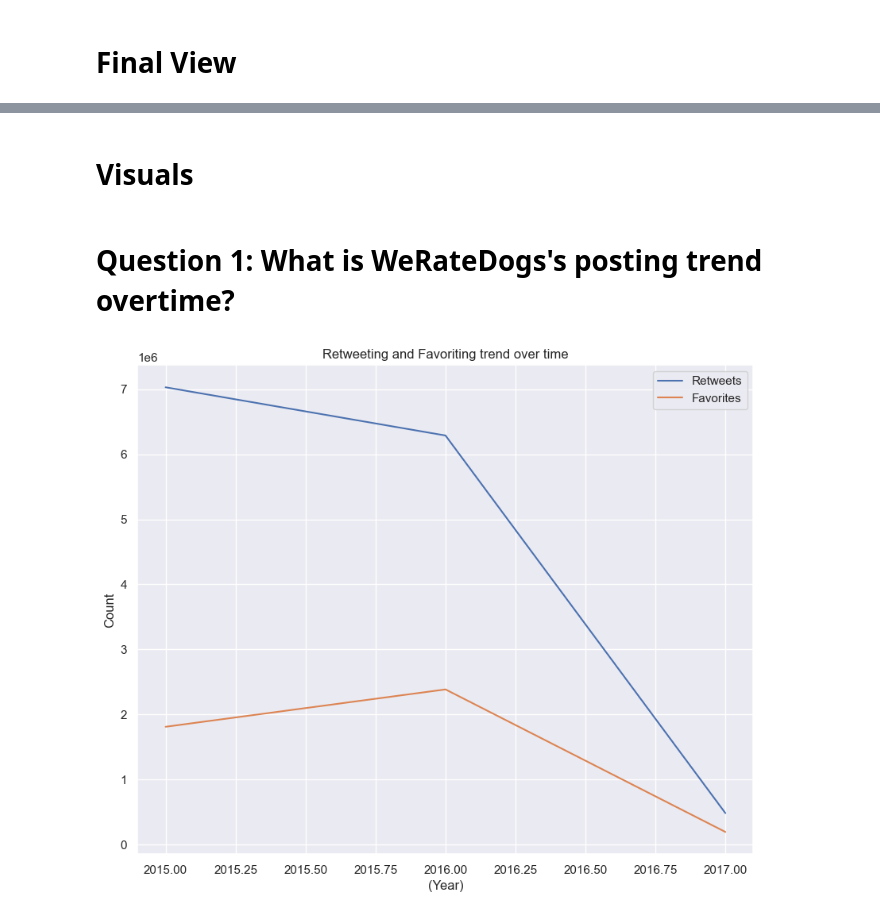
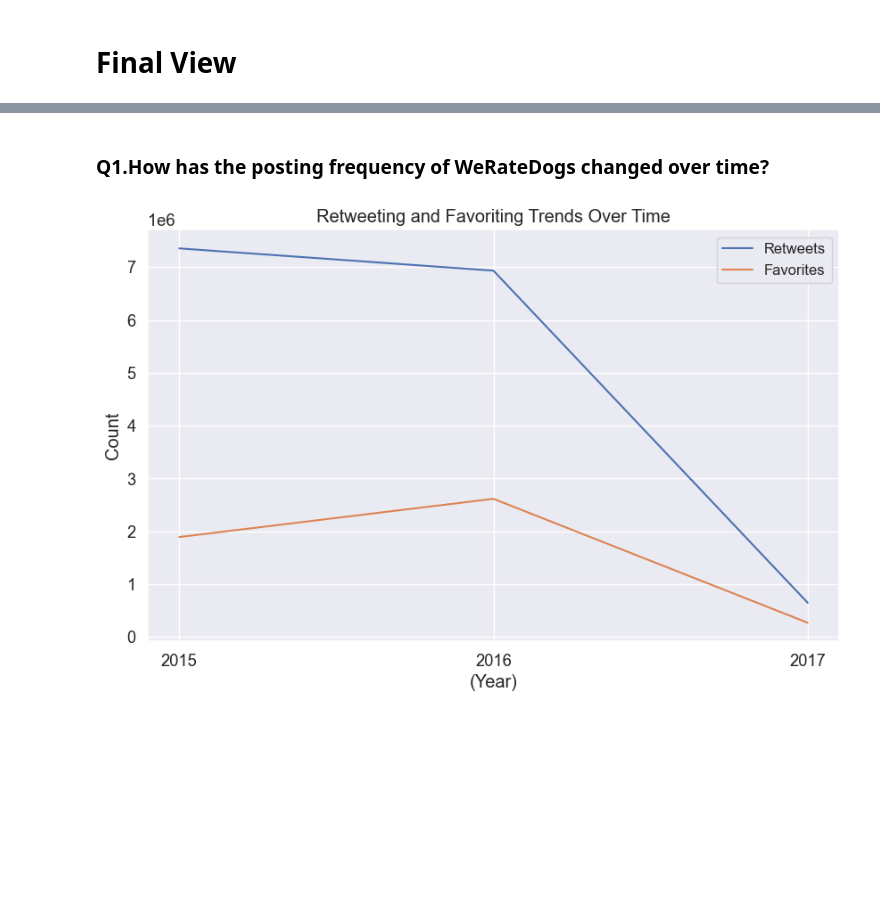
Before and after one commit to facf00/We-Rate-Dogs---API, a Jupyter notebook: wrangle_act.ipynb, the cells around one changed output, grey strips where cells are left out. Saved outputs shown, nothing was run; the diff lists cells and outputs as text; code cells hidden in the pictures; blank space fills up the shorter version.

```diff
--- a/wrangle_act.ipynb
+++ b/wrangle_act.ipynb
@@ -539,5 +551,3 @@ df_clean.sample(3)
 # %%
 #saving to csv
 df_clean.to_csv('twitter_archive_master.csv',index=False)
-# %% [markdown]
-# Visuals
@@ -556,15 +554,46 @@ sns.set(rc={'figure.figsize': (10, 8)})
 # %% [markdown]
-# Question 1: What is WeRateDogs's posting trend overtime?
+### Q1.How has the posting frequency of WeRateDogs changed over time?
-# %%
-years = df_clean.timestamp.dt.year
-ret_fav = df_clean.pivot_table(index=years, values=['favorite_count','retweet_count'], aggfunc='sum')
-ret_fav
-ret_fav.groupby(years).plot(kind='line')
-plt.title('Retweeting and Favoriting trend over time')
-plt.ylabel('Count')
-plt.xlabel('(Year)')
-plt.legend(('Retweets', 'Favorites'))
-plt.savefig('ret_fav')
-# %% [output]
-[figure, removed]
+# %%
+# Import necessary libraries
+import seaborn as sns
+import matplotlib.pyplot as plt
+
+# Set color palette
+sns.set_palette("Set1")
+
+# Set plot size and font scale
+sns.set(rc={'figure.figsize': (10, 6)})
+sns.set(font_scale=1.2)
+
+# Extract year from timestamp column
+years = df_clean.timestamp.dt.year
+
+# Create a pivot table to calculate the total favorite and retweet counts per year
+ret_fav = df_clean.pivot_table(index=years, values=['favorite_count','retweet_count'], aggfunc='sum')
+
+# Create a line plot to show retweeting and favoriting trends over time
+ax = ret_fav.plot(kind='line')
+
+# Set plot title, y-label, and x-label
+plt.title('Retweeting and Favoriting Trends Over Time')
+plt.ylabel('Count')
+plt.xlabel('(Year)')
+
+# Set x-axis ticks to display years only
+ax.set_xticks(range(min(years), max(years)+1))
+ax.set_xticklabels(range(min(years), max(years)+1))
+
+# Add legend to the plot
+plt.legend(('Retweets', 'Favorites'), loc='upper right', fontsize='small')
+
+# Set figure size
+plt.gcf().set_size_inches(10, 6)
+
+# Save the plot as an image
+plt.savefig('ret_fav.png', dpi=300)
+
+# Show the plot
+plt.show()
+# %% [output]
+[figure, added]
 # %% [markdown]
```
Also changed, not shown: parts of 30 cells of this notebook, 7 other files.
